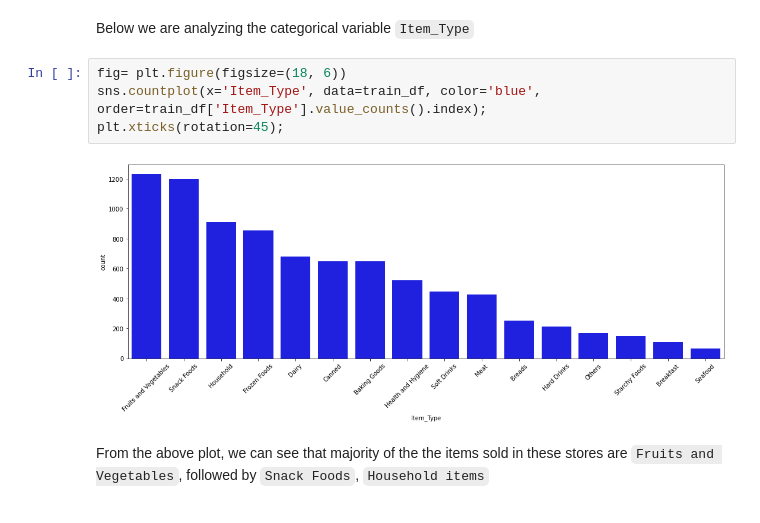
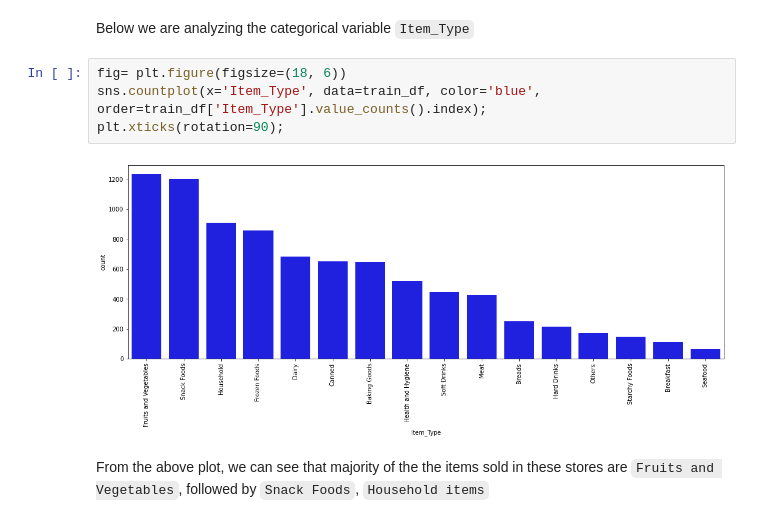
Before and after one commit to hmamoun/Python, a Jupyter notebook: Machine Learning Case Study/Case_Study_BigMart_Sales_Prediction.ipynb, the cells around one changed output. Cells and saved outputs as stored; diff of their text form.

```diff
--- a/Machine Learning Case Study/Case_Study_BigMart_Sales_Prediction.ipynb
+++ b/Machine Learning Case Study/Case_Study_BigMart_Sales_Prediction.ipynb
@@ -169,9 +169,9 @@ Below we are analyzing the categorical variable `Item_Type`
 # %%
 fig= plt.figure(figsize=(18, 6))
 sns.countplot(x='Item_Type', data=train_df, color='blue', order=train_df['Item_Type'].value_counts().index);
-plt.xticks(rotation=45);
+plt.xticks(rotation=90);
 # %% [output]
-[figure, old version]
+[figure, new version]
 # %% [markdown]
 From the above plot, we can see that majority of the the items sold in these stores are `Fruits and Vegetables`, followed by `Snack Foods`, `Household items`
 # %% [markdown]
```
Also changed, not shown: parts of 32 cells of this notebook.
